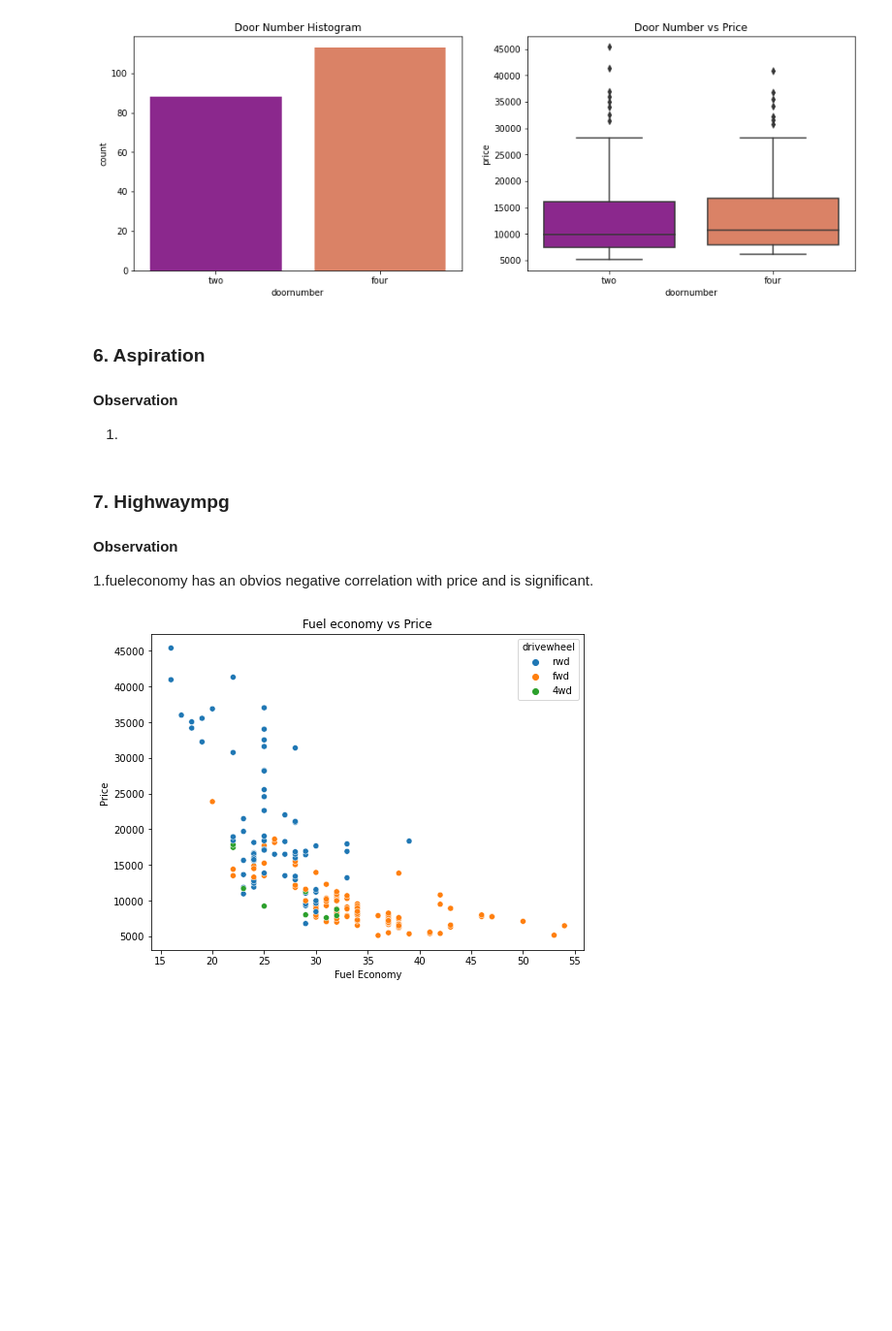
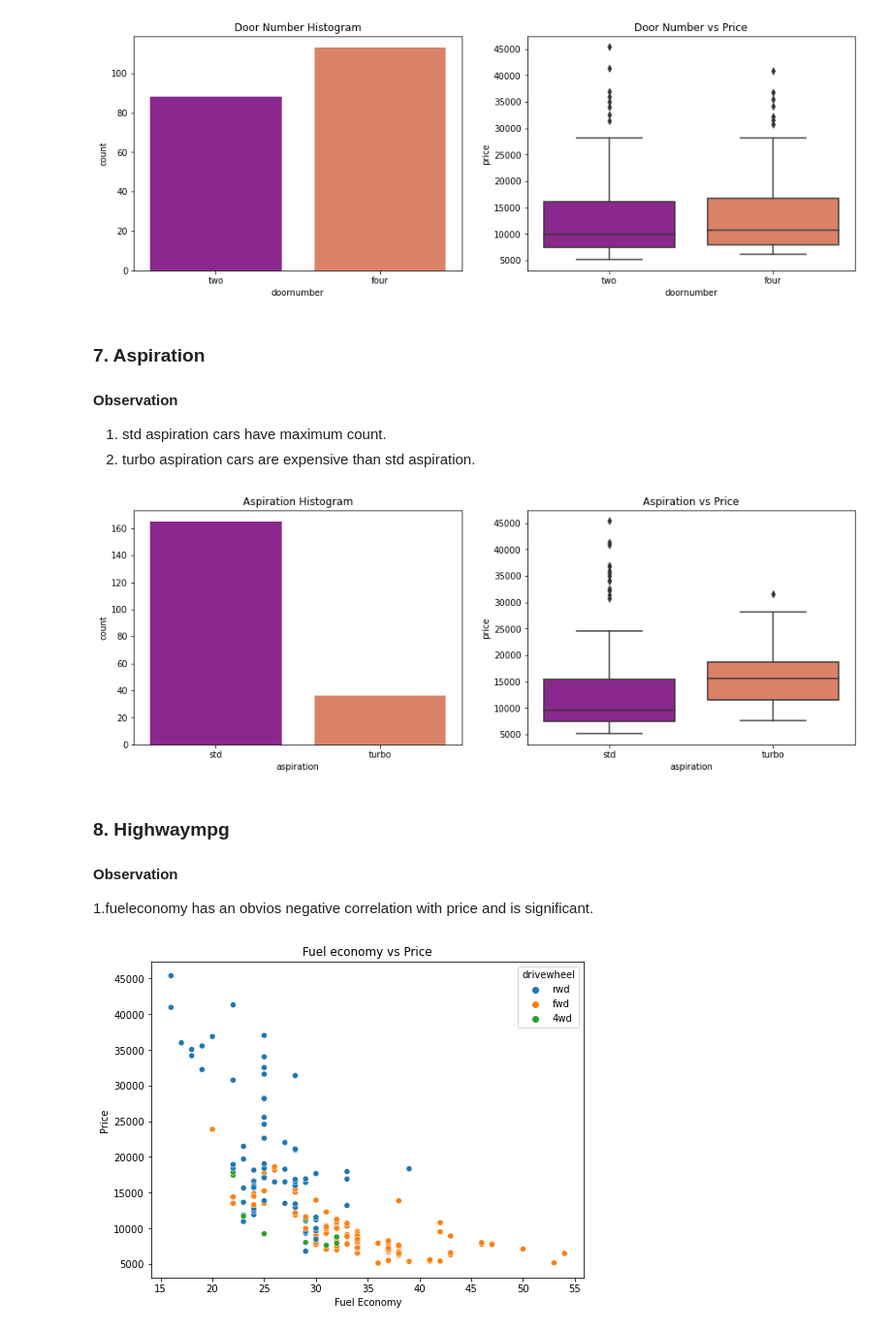
Before and after one commit to ShubhPatil95/test-delete-itlater, a Jupyter notebook: 02-Exploratory Data Analysis.ipynb, the cells around one changed output. Shown at 97% size. Saved outputs shown, nothing was run; the diff lists cells and outputs as text; code cells hidden in the pictures; blank space fills up the shorter version.

```diff
--- a/02-Exploratory Data Analysis.ipynb
+++ b/02-Exploratory Data Analysis.ipynb
@@ -180,13 +173,27 @@ plt.show()
 # %% [output]
 [figure]
 # %% [markdown]
-### 6. Aspiration
+### 7. Aspiration
 #### Observation
-1.
+1. std aspiration cars have maximum count.
+2. turbo aspiration cars are expensive than std aspiration.
 # %%
 ## do same as door number
+plt.figure(figsize=(15,5))
+
+plt.subplot(1,2,1)
+plt.title('Aspiration Histogram')
+sns.countplot(df.aspiration, palette=("plasma"))
+
+plt.subplot(1,2,2)
+plt.title('Aspiration vs Price')
+sns.boxplot(x=df.aspiration, y=df.price, palette=("plasma"))
+
+plt.show()
+# %% [output]
+[figure, added]
 # %% [markdown]
-### 7. Highwaympg
+### 8. Highwaympg
 #### Observation
 1.fueleconomy has an obvios negative correlation with price and is significant.
 # %%
```
Also changed, not shown: parts of 12 cells of this notebook, 4 other files.
